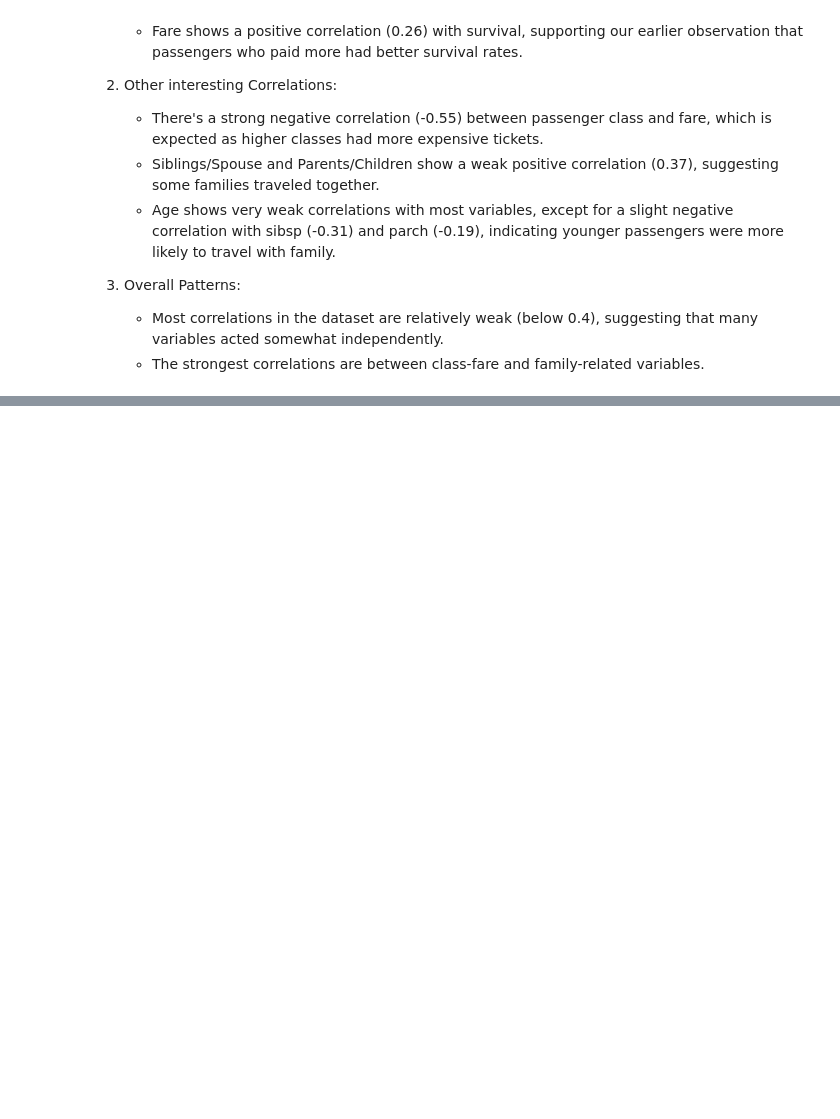
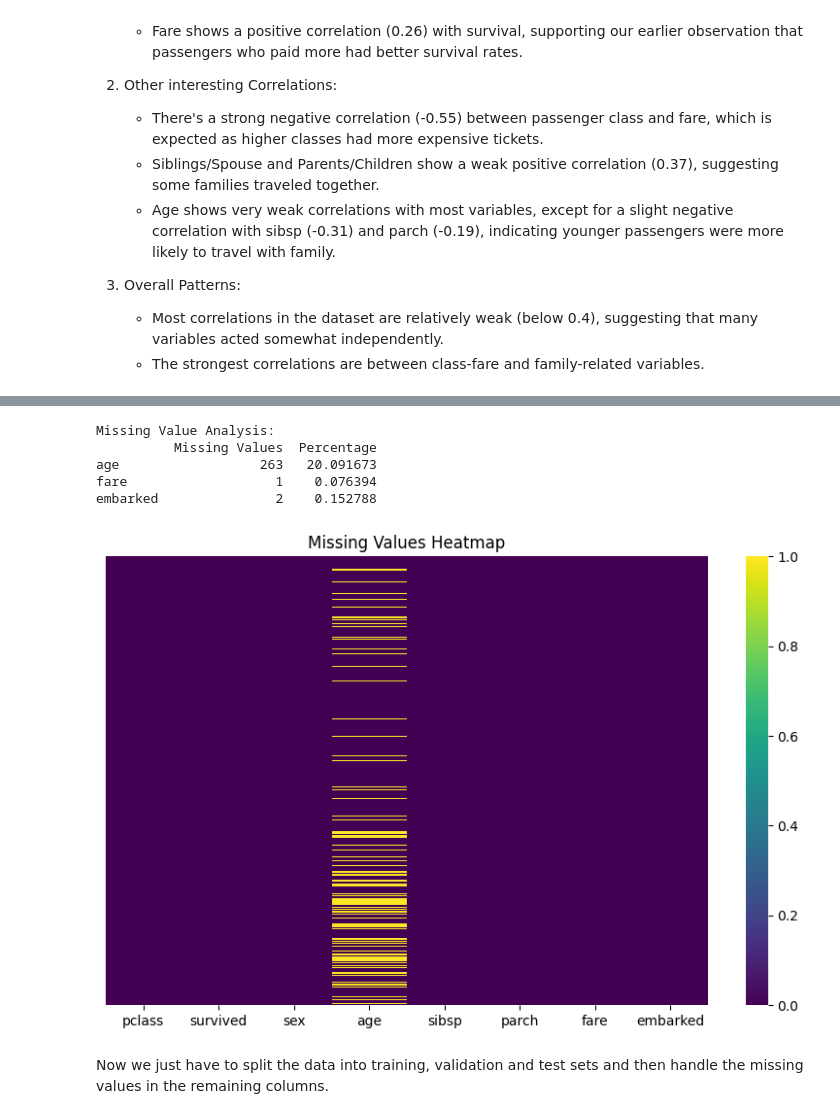
Before and after one commit to Soimanul/ML-fundamentals-2025, a Jupyter notebook: assignment_1_Vlad_Soimu[Soimu].ipynb, the cells around one changed output, grey strips where cells are left out. Drawn from its saved outputs; the diff is of its cells as text; code cells hidden in the pictures; blank space fills up the shorter version.

```diff
--- a/assignment_1_Vlad_Soimu[Soimu].ipynb
+++ b/assignment_1_Vlad_Soimu[Soimu].ipynb
@@ -334,0 +398,23 @@ The correlation matrix provides important information about the relationships be
+# %%
+df_cleaned = df.drop(
+    columns=[
+        "cabin",
+        "boat",
+        "body",
+        "name",
+        "ticket",
+        "home.dest",
+        "age_group",
+        "fare_range",
+    ]
+)
+analyze_missing_values(df_cleaned)
+# %% [output]
+Missing Value Analysis:
+          Missing Values  Percentage
+age                  263   20.091673
+fare                   1    0.076394
+embarked               2    0.152788
+[figure, added]
+# %% [markdown]
+Now we just have to split the data into training, validation and test sets and then handle the missing values in the remaining columns.
```
Also changed, not shown: parts of 41 cells of this notebook, 1 other file.
